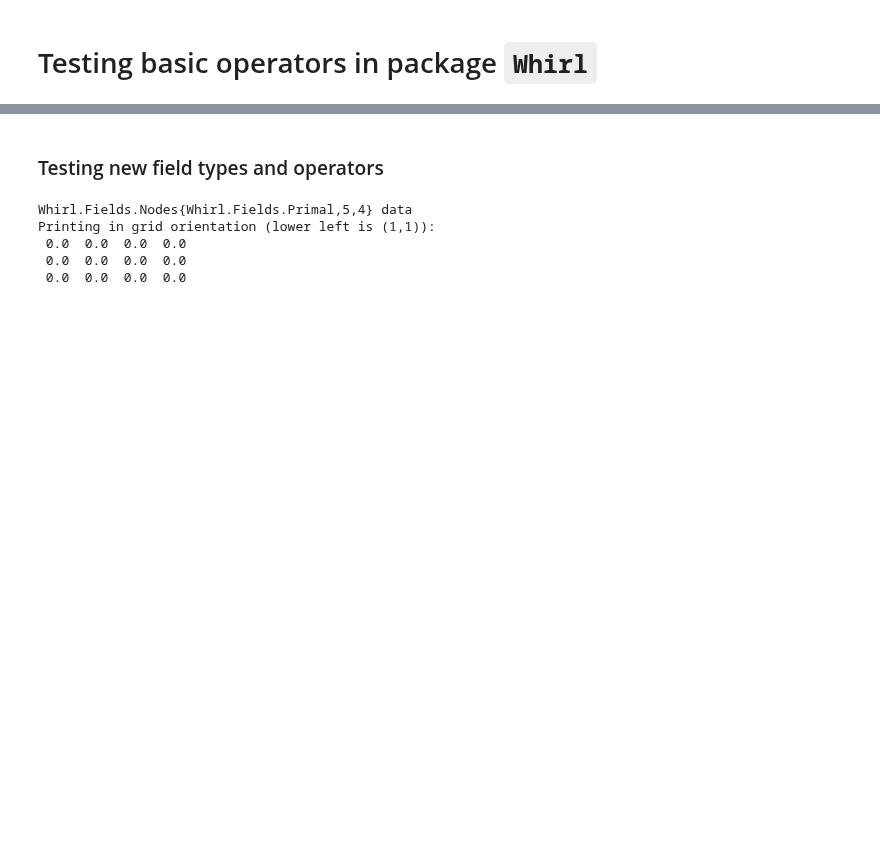
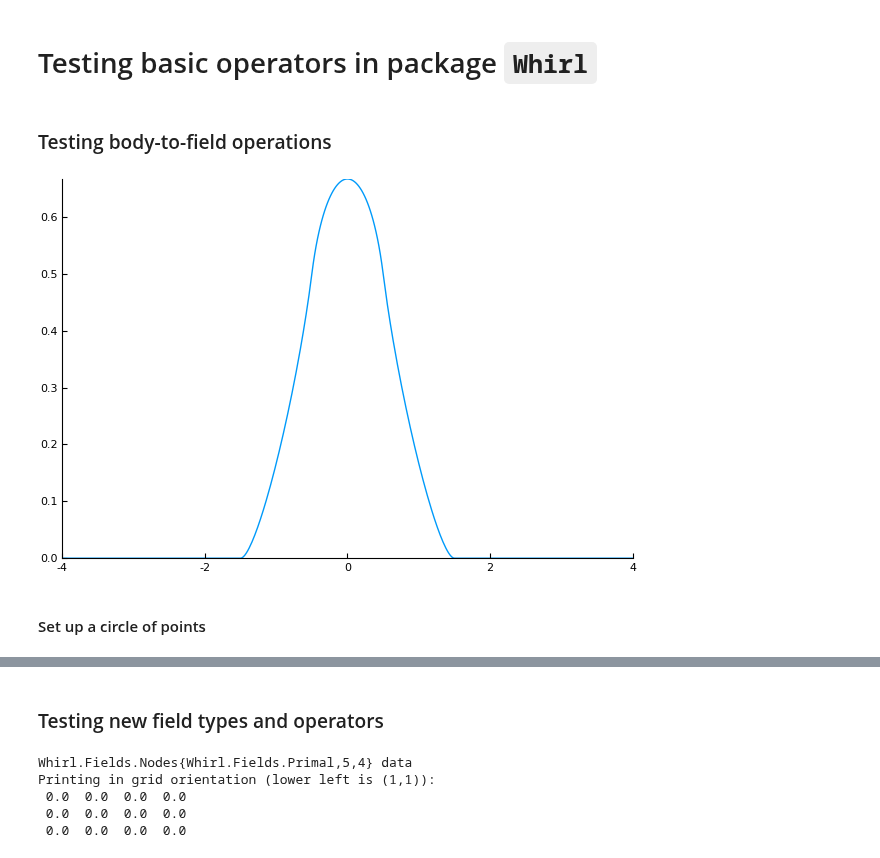
Before and after one commit to JuliaIBPM/ViscousFlow.jl, a Jupyter notebook: examples/Testing the LGF.ipynb, the cells around one changed output, grey strips where cells are left out. Drawn from its saved outputs; the diff is of its cells as text; code cells hidden in the pictures; blank space fills up the shorter version.

```diff
--- a/examples/Testing the LGF.ipynb
+++ b/examples/Testing the LGF.ipynb
@@ -11,3 +11,13 @@ using Plots
 pyplot()
 clibrary(:colorbrewer)
 default(grid = false)
+# %% [markdown]
+### Testing body-to-field operations
+# %%
+ddf = Fields.DDF();
+x = linspace(-4,4,401);
+plot(x,ddf.(x),legend=false)
+# %% [output]
+[figure, added]
+# %% [markdown]
+#### Set up a circle of points
```
Also changed, not shown: parts of 14 cells of this notebook, 4 other files.
